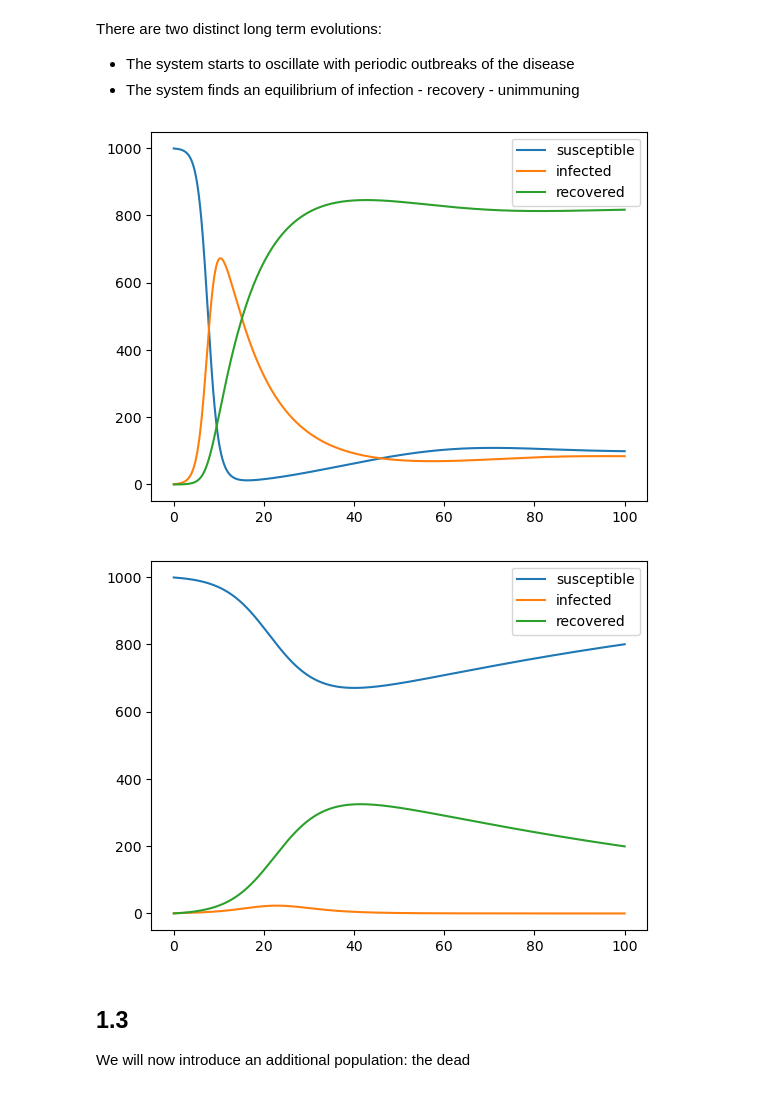
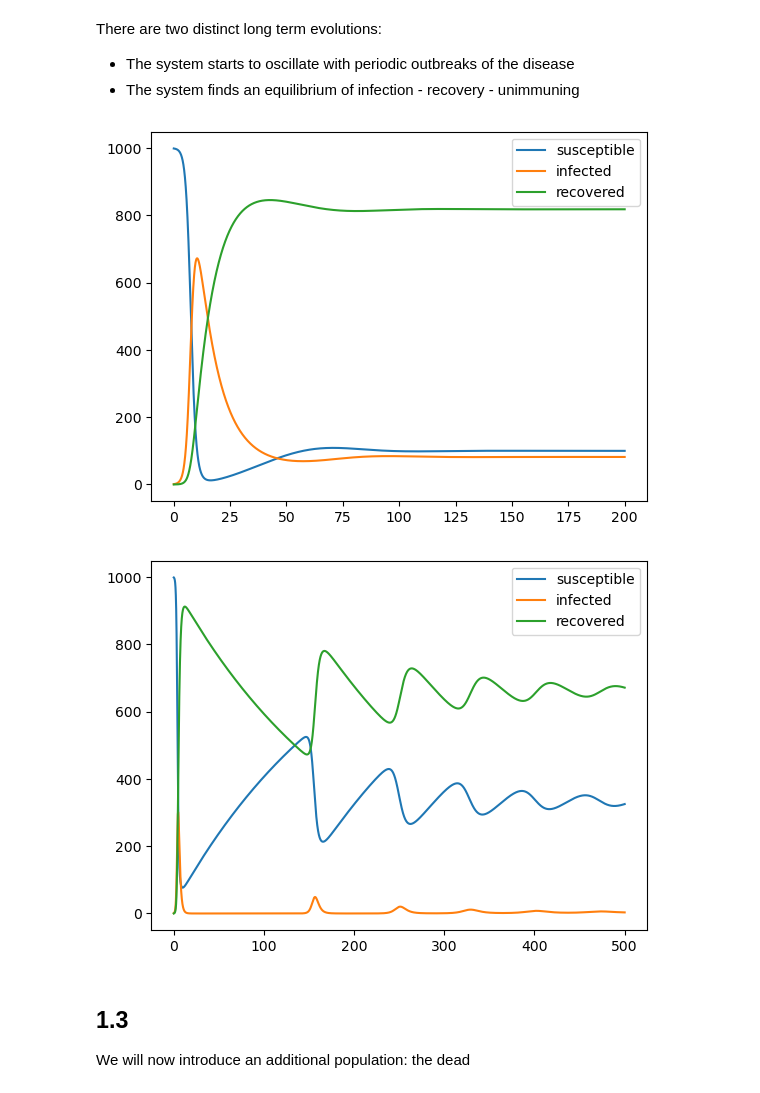
Before and after one commit to Paulemaule/WS22_23, a Jupyter notebook: Dyn_Sys/ex1/sheet_1.ipynb, the cells around one changed output. Cells and saved outputs as stored; diff of their text form; code cells hidden in the pictures.

```diff
--- a/Dyn_Sys/ex1/sheet_1.ipynb
+++ b/Dyn_Sys/ex1/sheet_1.ipynb
@@ -99,13 +100,13 @@ There are two distinct long term evolutions:
 - The system starts to oscillate with periodic outbreaks of the disease
 - The system finds an equilibrium of infection - recovery - unimmuning
 # %%
-solve_SIR_unimmune(1, 0.1, 0.01, 100)
+solve_SIR_unimmune(1, 0.1, 0.01, 200)
 # %% [output]
-[figure, old version]
+[figure, new version]
 # %%
-solve_SIR_unimmune(1, 0.8, 0.01, 100)
+solve_SIR_unimmune(2.4, 0.8, 0.005, 500)
 # %% [output]
-[figure, old version]
+[figure, new version]
 # %% [markdown]
 ## 1.3
 We will now introduce an additional population: the dead
```
Also changed, not shown: parts of 3 cells of this notebook.
